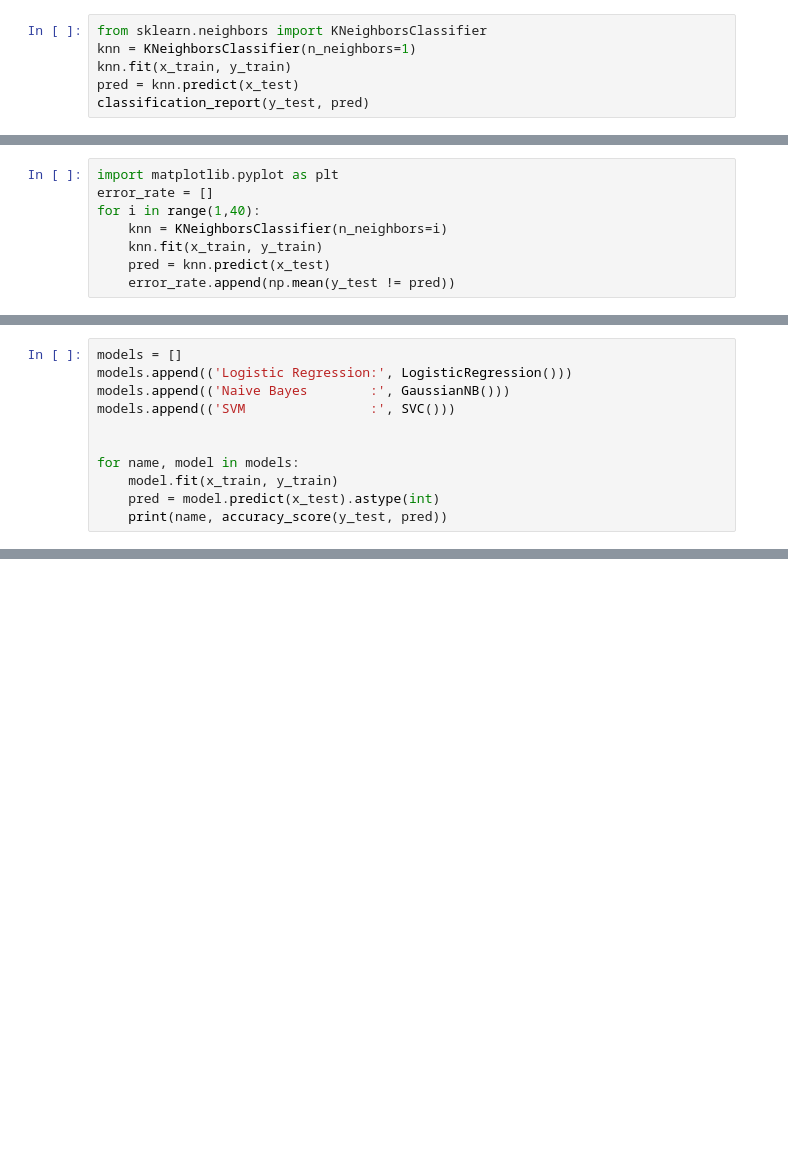
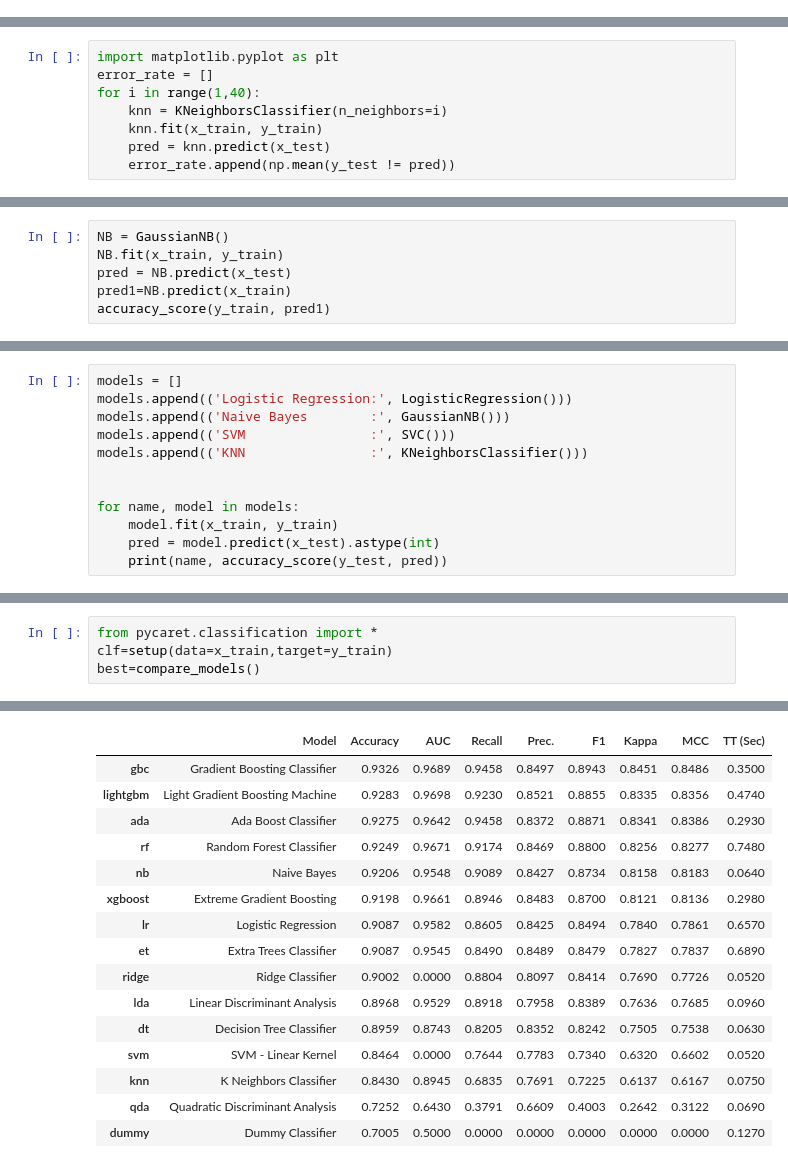
Before and after one commit to Yash2G3/autism_detection_prototype_1, a Jupyter notebook: ASD.ipynb, the cells around one changed output, grey strips where cells are left out. Saved outputs shown, nothing was run; the diff lists cells and outputs as text; blank space fills up the shorter version.

```diff
--- a/ASD.ipynb
+++ b/ASD.ipynb
@@ -222,6 +220,0 @@ classification_report(y_test, preds)
-# %%
-from sklearn.neighbors import KNeighborsClassifier
-knn = KNeighborsClassifier(n_neighbors=1)
-knn.fit(x_train, y_train)
-pred = knn.predict(x_test)
-classification_report(y_test, pred)
@@ -249,0 +242,6 @@ array([[285,  11],
+# %%
+NB = GaussianNB()
+NB.fit(x_train, y_train)
+pred = NB.predict(x_test)
+pred1=NB.predict(x_train)
+accuracy_score(y_train, pred1)
@@ -265,6 +266,7 @@ models = []
 models.append(('Logistic Regression:', LogisticRegression()))
 models.append(('Naive Bayes        :', GaussianNB()))
 models.append(('SVM                :', SVC()))
+models.append(('KNN                :', KNeighborsClassifier()))
 
 
 for name, model in models:
@@ -277,0 +334,5 @@ SVM                : 0.7064439140811456
+# %%
+from pycaret.classification import *
+clf=setup(data=x_train,target=y_train)
+best=compare_models()
+# %% [output]
@@ -277,0 +357,16 @@ SVM                : 0.7064439140811456
+|  | Model | Accuracy | AUC | Recall | Prec. | F1 | Kappa | MCC | TT (Sec) |
+| gbc | Gradient Boosting Classifier | 0.9326 | 0.9689 | 0.9458 | 0.8497 | 0.8943 | 0.8451 | 0.8486 | 0.3500 |
+| lightgbm | Light Gradient Boosting Machine | 0.9283 | 0.9698 | 0.9230 | 0.8521 | 0.8855 | 0.8335 | 0.8356 | 0.4740 |
+| ada | Ada Boost Classifier | 0.9275 | 0.9642 | 0.9458 | 0.8372 | 0.8871 | 0.8341 | 0.8386 | 0.2930 |
+| rf | Random Forest Classifier | 0.9249 | 0.9671 | 0.9174 | 0.8469 | 0.8800 | 0.8256 | 0.8277 | 0.7480 |
+| nb | Naive Bayes | 0.9206 | 0.9548 | 0.9089 | 0.8427 | 0.8734 | 0.8158 | 0.8183 | 0.0640 |
+| xgboost | Extreme Gradient Boosting | 0.9198 | 0.9661 | 0.8946 | 0.8483 | 0.8700 | 0.8121 | 0.8136 | 0.2980 |
+| lr | Logistic Regression | 0.9087 | 0.9582 | 0.8605 | 0.8425 | 0.8494 | 0.7840 | 0.7861 | 0.6570 |
+| et | Extra Trees Classifier | 0.9087 | 0.9545 | 0.8490 | 0.8489 | 0.8479 | 0.7827 | 0.7837 | 0.6890 |
+| ridge | Ridge Classifier | 0.9002 | 0.0000 | 0.8804 | 0.8097 | 0.8414 | 0.7690 | 0.7726 | 0.0520 |
+| lda | Linear Discriminant Analysis | 0.8968 | 0.9529 | 0.8918 | 0.7958 | 0.8389 | 0.7636 | 0.7685 | 0.0960 |
+| dt | Decision Tree Classifier | 0.8959 | 0.8743 | 0.8205 | 0.8352 | 0.8242 | 0.7505 | 0.7538 | 0.0630 |
+| svm | SVM - Linear Kernel | 0.8464 | 0.0000 | 0.7644 | 0.7783 | 0.7340 | 0.6320 | 0.6602 | 0.0520 |
+| knn | K Neighbors Classifier | 0.8430 | 0.8945 | 0.6835 | 0.7691 | 0.7225 | 0.6137 | 0.6167 | 0.0750 |
+| qda | Quadratic Discriminant Analysis | 0.7252 | 0.6430 | 0.3791 | 0.6609 | 0.4003 | 0.2642 | 0.3122 | 0.0690 |
+| dummy | Dummy Classifier | 0.7005 | 0.5000 | 0.0000 | 0.0000 | 0.0000 | 0.0000 | 0.0000 | 0.1270 |
```
Also changed, not shown: parts of 27 cells of this notebook.
